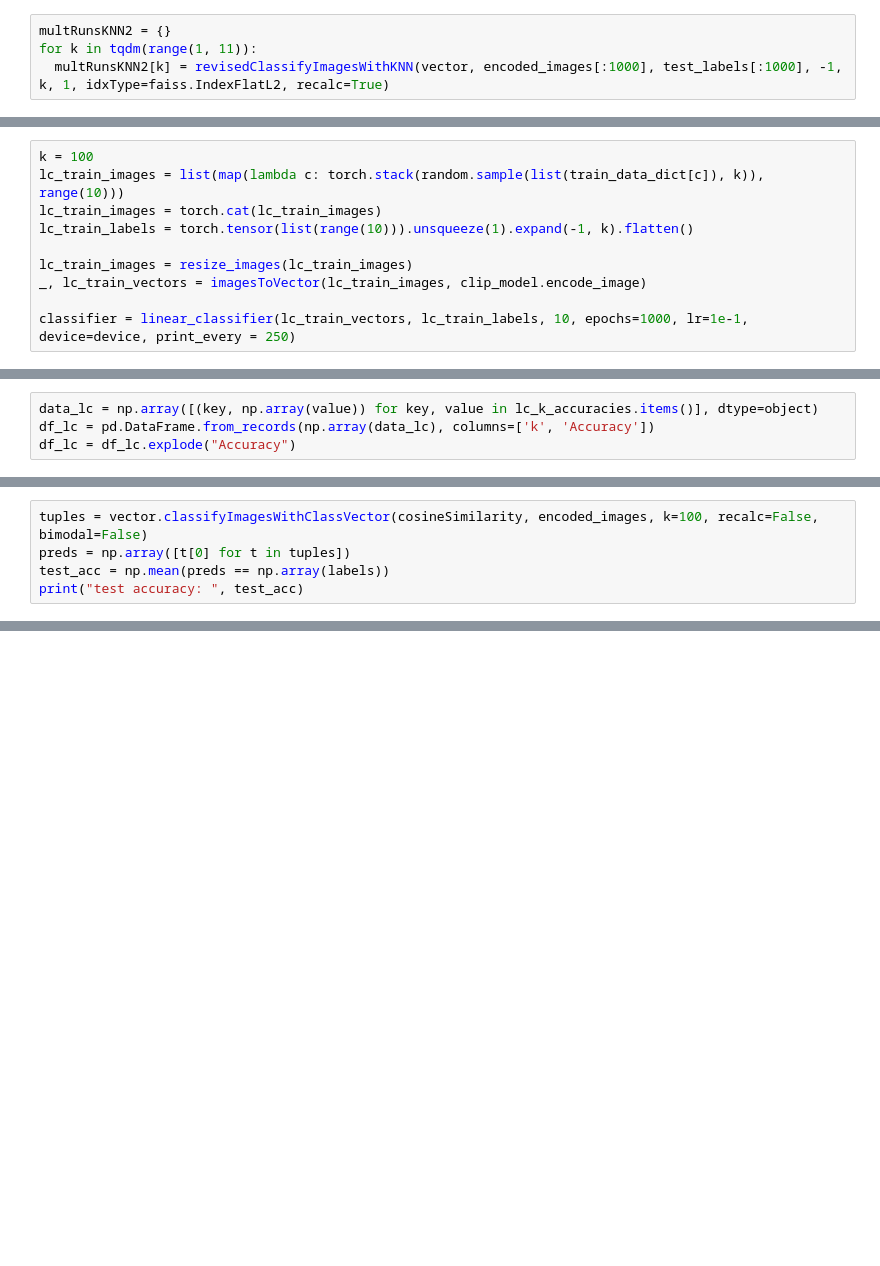
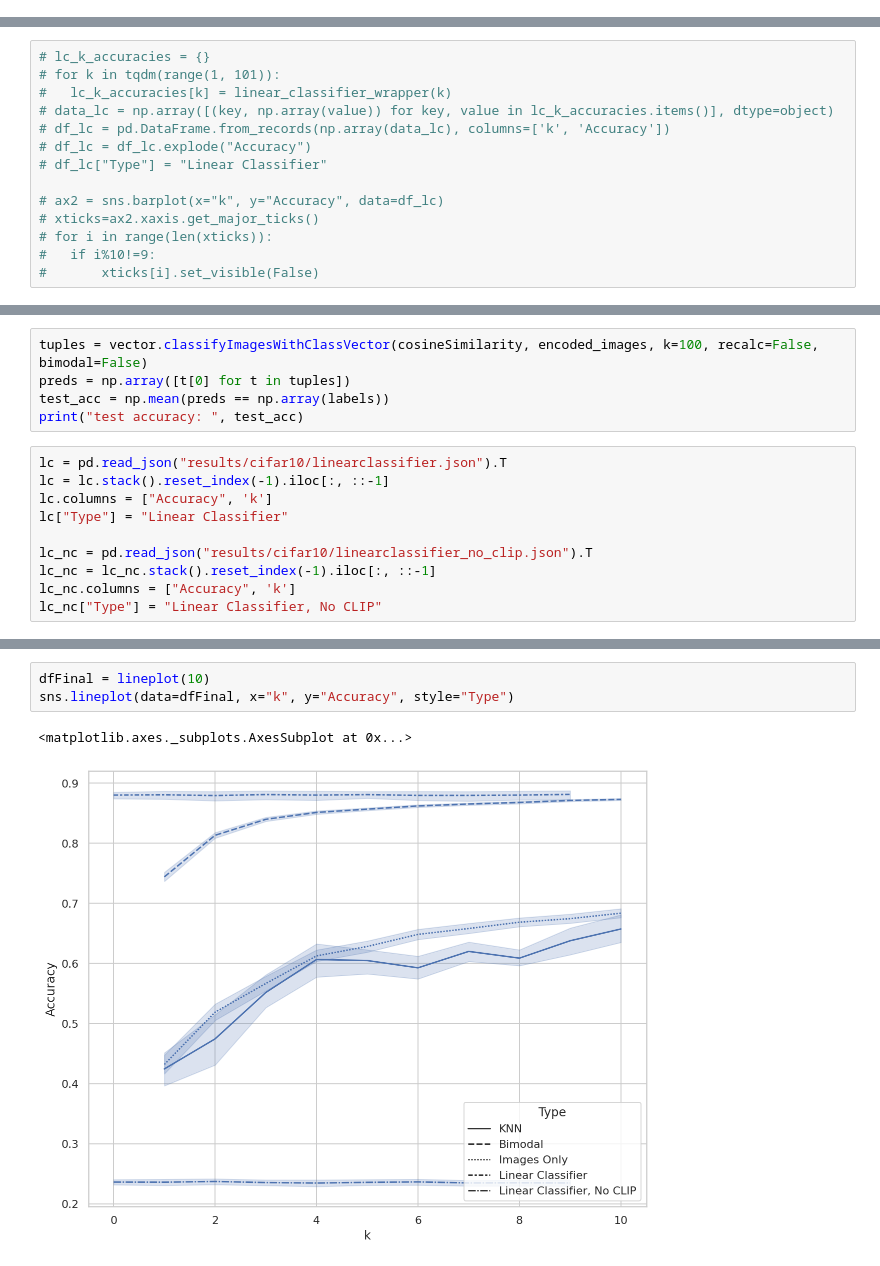
Before and after one commit to jerrychen109/CLIP-fewshot, a Jupyter notebook: Pipeline.ipynb, the cells around one changed output, grey strips where cells are left out. Drawn from its saved outputs; the diff is of its cells as text; blank space fills up the shorter version.

Commit message:
Heavily Updated Graphing and reorganized notebook

```diff
--- a/Pipeline.ipynb
+++ b/Pipeline.ipynb
@@ -556,4 +542,0 @@ ax2.set_title("kNearestNeighbors for k sampled vectors")
-# %%
-multRunsKNN2 = {}
-for k in tqdm(range(1, 11)):
-  multRunsKNN2[k] = revisedClassifyImagesWithKNN(vector, encoded_images[:1000], test_labels[:1000], -1, k, 1, idxType=faiss.IndexFlatL2, recalc=True)
@@ -598,10 +544,0 @@ Testing linear classifier
-# %%
-k = 100
-lc_train_images = list(map(lambda c: torch.stack(random.sample(list(train_data_dict[c]), k)), range(10)))
-lc_train_images = torch.cat(lc_train_images)
-lc_train_labels = torch.tensor(list(range(10))).unsqueeze(1).expand(-1, k).flatten()
-
-lc_train_images = resize_images(lc_train_images)
-_, lc_train_vectors = imagesToVector(lc_train_images, clip_model.encode_image)
-
-classifier = linear_classifier(lc_train_vectors, lc_train_labels, 10, epochs=1000, lr=1e-1, device=device, print_every = 250)
@@ -632,4 +545,14 @@ for k in range(1, 101):
 # %%
-data_lc = np.array([(key, np.array(value)) for key, value in lc_k_accuracies.items()], dtype=object)
-df_lc = pd.DataFrame.from_records(np.array(data_lc), columns=['k', 'Accuracy'])
-df_lc = df_lc.explode("Accuracy")
+# lc_k_accuracies = {}
+# for k in tqdm(range(1, 101)):
+#   lc_k_accuracies[k] = linear_classifier_wrapper(k)
+# data_lc = np.array([(key, np.array(value)) for key, value in lc_k_accuracies.items()], dtype=object)
+# df_lc = pd.DataFrame.from_records(np.array(data_lc), columns=['k', 'Accuracy'])
+# df_lc = df_lc.explode("Accuracy")
+# df_lc["Type"] = "Linear Classifier"
+
+# ax2 = sns.barplot(x="k", y="Accuracy", data=df_lc)
+# xticks=ax2.xaxis.get_major_ticks()
+# for i in range(len(xticks)):
+#   if i%10!=9:
+#       xticks[i].set_visible(False)
@@ -648,3 +565,13 @@ tuples = vector.classifyImagesWithClassVector(cosineSimilarity, encoded_images,
 preds = np.array([t[0] for t in tuples])
 test_acc = np.mean(preds == np.array(labels))
 print("test accuracy: ", test_acc)
+# %%
+lc = pd.read_json("results/cifar10/linearclassifier.json").T
+lc = lc.stack().reset_index(-1).iloc[:, ::-1]
+lc.columns = ["Accuracy", 'k']
+lc["Type"] = "Linear Classifier"
+
+lc_nc = pd.read_json("results/cifar10/linearclassifier_no_clip.json").T
+lc_nc = lc_nc.stack().reset_index(-1).iloc[:, ::-1]
+lc_nc.columns = ["Accuracy", 'k']
+lc_nc["Type"] = "Linear Classifier, No CLIP"
@@ -650,0 +623,6 @@ print("test accuracy: ", test_acc)
+# %%
+dfFinal = lineplot(10)
+sns.lineplot(data=dfFinal, x="k", y="Accuracy", style="Type")
+# %% [output]
+<matplotlib.axes._subplots.AxesSubplot at 0x...>
+[figure, added]
```
Also changed, not shown: parts of 75 cells of this notebook.
